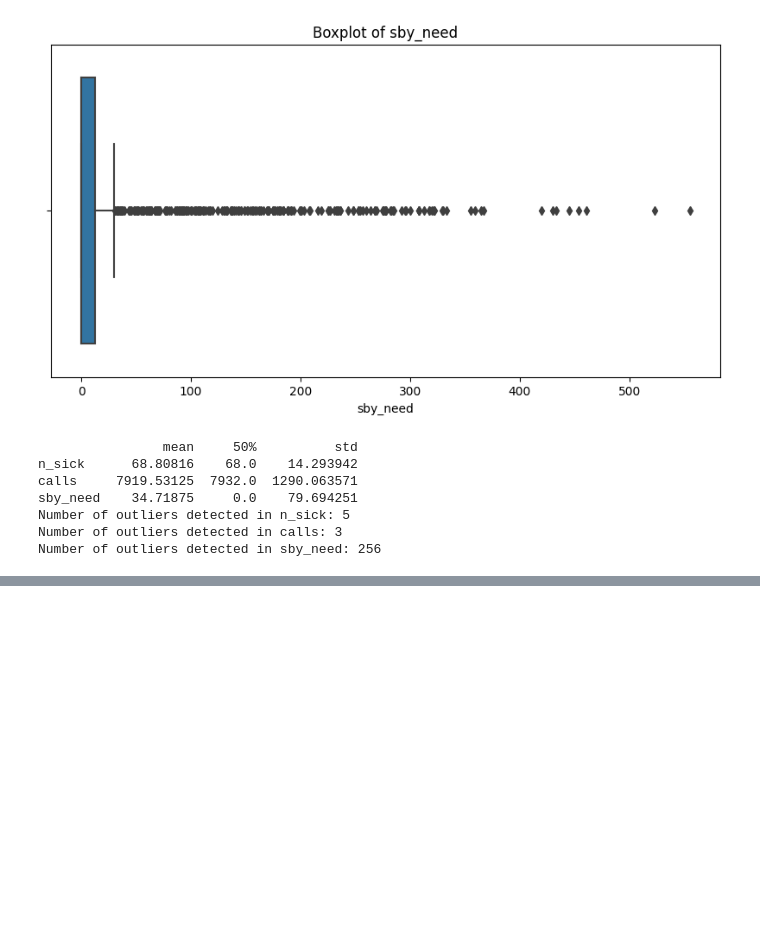
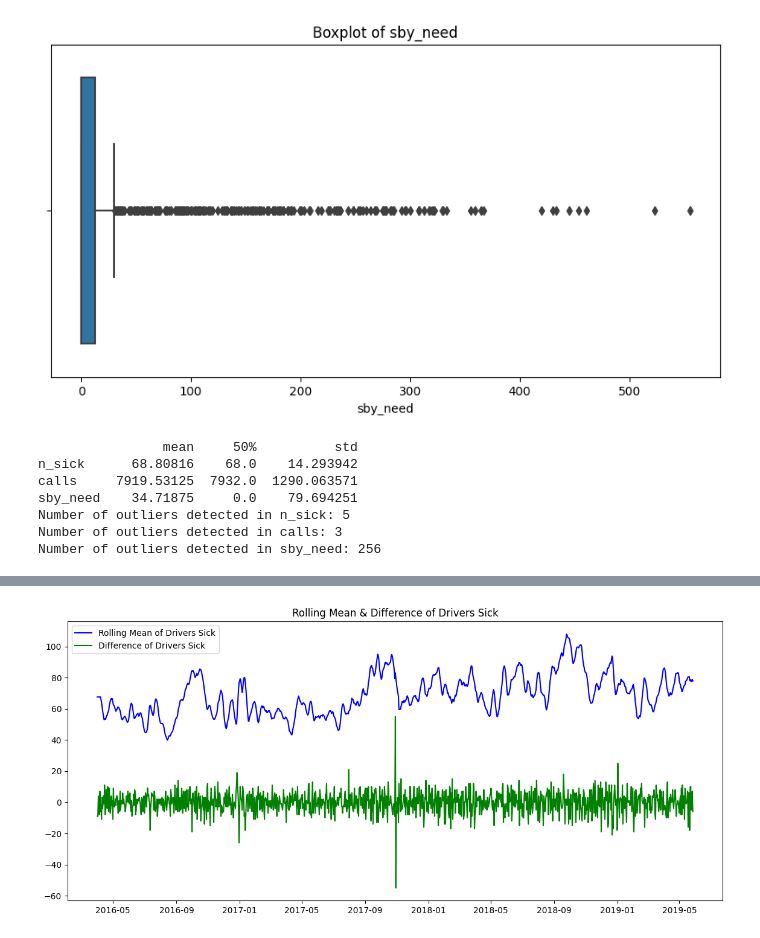
Before and after one commit to Muskan-Verma-7/Case-Study-Project, a Jupyter notebook: case_study.ipynb, the cells around one changed output, grey strips where cells are left out. Drawn from its saved outputs; the diff is of its cells as text; code cells hidden in the pictures; blank space fills up the shorter version.

```diff
--- a/case_study.ipynb
+++ b/case_study.ipynb
@@ -169,0 +245,16 @@ plt.show()
+# %%
+# Calculate day-to-day difference for 'n_sick' and 'calls'
+sickness_data['n_sick_diff'] = sickness_data['n_sick'].diff()
+sickness_data['calls_diff'] = sickness_data['calls'].diff()
+# %%
+# Sick to Available Ratio: Ratio of drivers who called in sick to the total number of drivers available
+sickness_data['sick_to_available_ratio'] = sickness_data['n_sick'] / (sickness_data['n_duty'] + sickness_data['n_sby'])
+
+# Emergency Call to Driver Ratio: Ratio of emergency calls to the total number of drivers (both on duty and standby)
+sickness_data['calls_to_driver_ratio'] = sickness_data['calls'] / (sickness_data['n_duty'] + sickness_data['n_sby'])
+# %%
+# Interaction between the number of drivers who called in sick and the number of emergency calls
+sickness_data['sick_calls_interaction'] = sickness_data['n_sick'] * sickness_data['calls']
+
+# Interaction between the number of emergency calls and available drivers (both on duty and standby)
+sickness_data['calls_driver_interaction'] = sickness_data['calls'] * (sickness_data['n_duty'] + sickness_data['n_sby'])
@@ -169,0 +332,65 @@ plt.show()
+# %%
+# 1. Temporal Visualization of New Features:
+plt.figure(figsize=(14, 6))
+plt.plot(sickness_data['date'], sickness_data['n_sick_roll_mean'], label='Rolling Mean of Drivers Sick', color='blue')
+plt.plot(sickness_data['date'], sickness_data['n_sick_diff'], label='Difference of Drivers Sick', color='green')
+plt.title('Rolling Mean & Difference of Drivers Sick')
+plt.legend()
+plt.show()
+
+plt.figure(figsize=(14, 6))
+plt.plot(sickness_data['date'], sickness_data['calls_roll_mean'], label='Rolling Mean of Calls', color='red')
+plt.plot(sickness_data['date'], sickness_data['calls_diff'], label='Difference of Calls', color='purple')
+plt.title('Rolling Mean & Difference of Emergency Calls')
+plt.legend()
+plt.show()
+
+# 2. Correlation Analysis:
+correlations = sickness_data.drop(columns=['date']).corr()['sby_need'].sort_values(ascending=False)
+plt.figure(figsize=(12, 6))
+correlations.plot(kind='bar', color='coral')
+plt.title('Correlation with Number of Standbys Activated')
+plt.show()
+
+# 3. Distribution Analysis:
+plt.figure(figsize=(8, 6))
+sns.histplot(sickness_data['n_sick_roll_mean'], kde=True, color='skyblue', bins=30)
+plt.title('Distribution of Rolling Mean of Drivers Sick')
+plt.show()
+
+# 4. Seasonal Patterns:
+plt.figure(figsize=(8, 6))
+month_avg_sick = sickness_data.groupby('month')['n_sick'].mean()
+month_avg_sick.plot(kind='bar', color='lightgreen')
+plt.title('Average Number of Drivers Sick by Month')
+plt.xticks(ticks=range(12), labels=month_avg_sick.index, rotation=0)
+plt.show()
+
+# 5. Weekday vs. Weekend Analysis:
+plt.figure(figsize=(8, 6))
+weekday_avg_sick = sickness_data.groupby('day_of_week')['n_sick'].mean()
+weekday_avg_sick.plot(kind='bar', color='lightblue')
+plt.title('Average Number of Drivers Sick by Day of Week')
+plt.xticks(ticks=range(7), labels=['Mon', 'Tue', 'Wed', 'Thu', 'Fri', 'Sat', 'Sun'], rotation=0)
+plt.show()
+
+# 6. Box Plots:
+plt.figure(figsize=(12, 6))
+plt.subplot(1, 2, 1)
+sns.boxplot(data=sickness_data, y='n_sick_roll_mean', color='pink')
+plt.title('Box Plot of Rolling Mean of Drivers Sick')
+
+plt.subplot(1, 2, 2)
+sns.boxplot(data=sickness_data, y='calls_diff', color='yellow')
+plt.title('Box Plot of Difference of Emergency Calls')
+plt.tight_layout()
+plt.show()
+
+# 7. Heatmap of Correlations:
+plt.figure(figsize=(12, 10))
+correlation_matrix = sickness_data.drop(columns=['date']).corr()
+sns.heatmap(correlation_matrix, cmap='coolwarm', annot=True, fmt=".2f")
+plt.title('Heatmap of Feature Correlations')
+plt.show()
+# %% [output]
+[figure, added]
```
Also changed, not shown: parts of 24 cells of this notebook.
